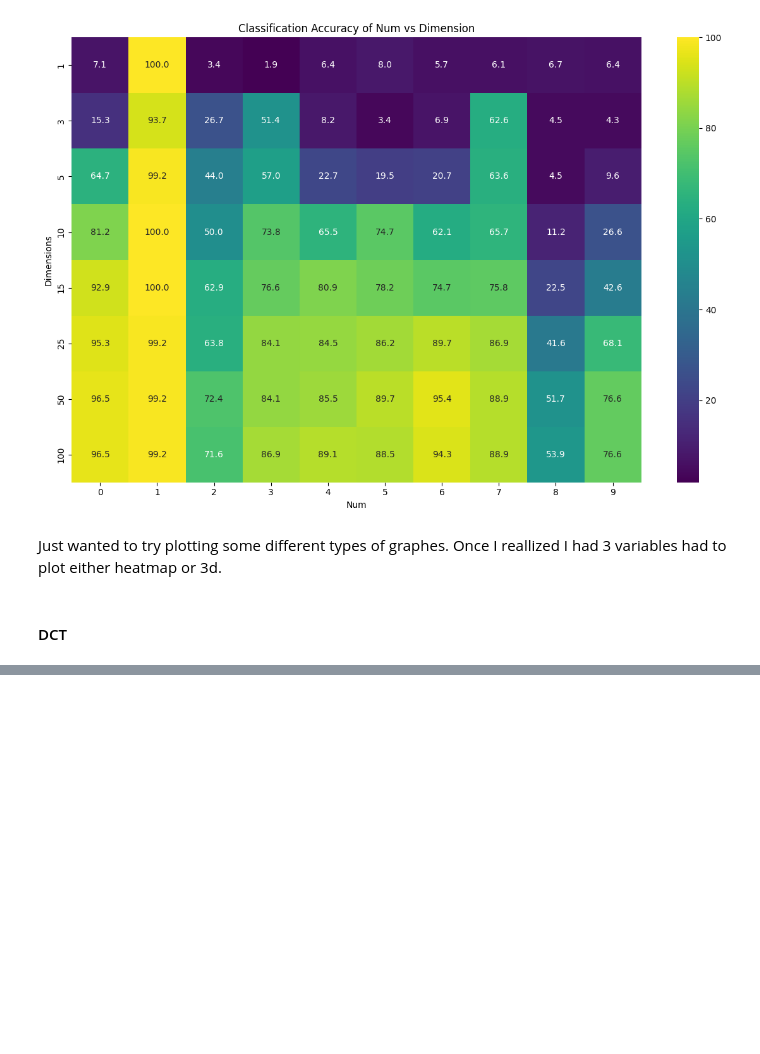
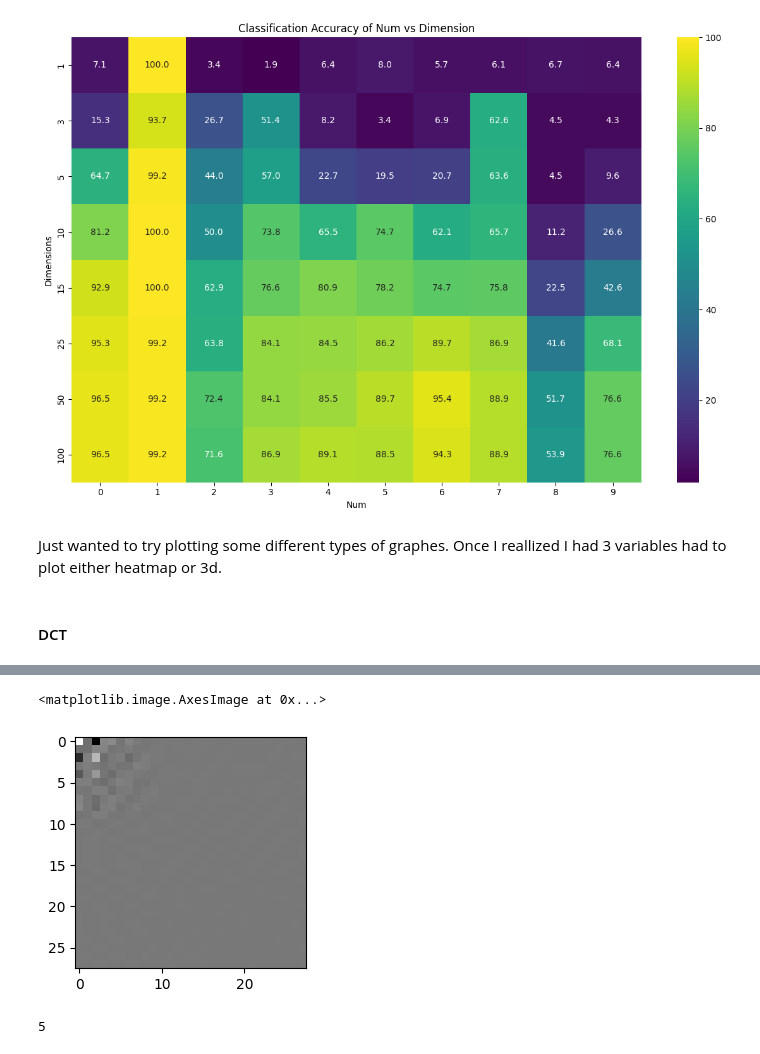
Before and after one commit to ChurroC/Number_Recognition, a Jupyter notebook: src/PCA.ipynb, the cells around one changed output, grey strips where cells are left out. Drawn from its saved outputs; the diff is of its cells as text; code cells hidden in the pictures; blank space fills up the shorter version.

```diff
--- a/src/PCA.ipynb
+++ b/src/PCA.ipynb
@@ -499,0 +533,7 @@ Just wanted to try plotting some different types of graphes. Once I reallized I
+# %%
+dct_mnist_avg = np.average(dct_images, axis=0)
+dct_images_shifted = dct_images - dct_mnist_avg
+plt.imshow(dct_mnist_avg.reshape((28, 28)), cmap="gray")
+# %% [output]
+<matplotlib.image.AxesImage at 0x...>
+[figure, added]
@@ -499,0 +543,9 @@ Just wanted to try plotting some different types of graphes. Once I reallized I
+# %%
+dct_S_norm = dct_S / np.sum(dct_S)
+dct_S_diff = np.append(dct_S_norm[0], np.abs(dct_S_norm[1:] - dct_S_norm[:-1]))
+dct_reduced_demension = np.argmax(dct_S_diff[1:] - dct_S_diff[:-1] > 0) + 1
+dct_reduced_V = dct_V[:, :dct_reduced_demension]
+dct_images_projected = dct_images_shifted @ dct_reduced_V
+print(dct_reduced_demension)
+# %% [output]
+5
```
Also changed, not shown: parts of 17 cells of this notebook.
